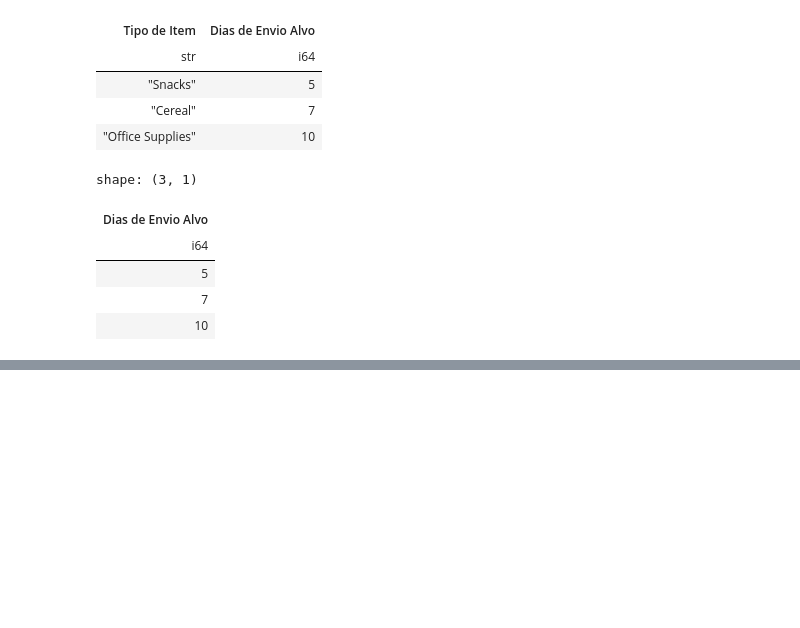
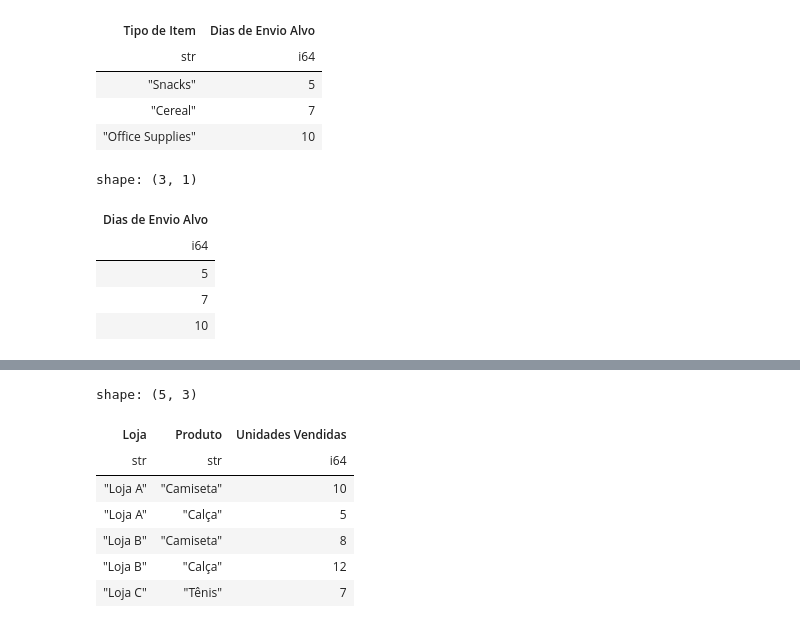
Before and after one commit to daniellcferreira/polars_data_analysis, a Jupyter notebook: polars_data.ipynb, the cells around one changed output, grey strips where cells are left out. Cells and saved outputs as stored; diff of their text form; code cells hidden in the pictures; blank space fills up the shorter version.

```diff
--- a/polars_data.ipynb
+++ b/polars_data.ipynb
@@ -606,0 +608,21 @@ shape: (1_530, 21)
+# %%
+# Pivoteamento
+# Entendendo o pivoteamento
+
+# Criando um DataFrame de exemplo
+df_varejo = pl.DataFrame({
+    "Loja": ["Loja A", "Loja A", "Loja B", "Loja B", "Loja C"],
+    "Produto": ["Camiseta", "Calça", "Camiseta", "Calça", "Tênis"],
+    "Unidades Vendidas": [10, 5, 8, 12, 7]
+})
+# %%
+df_varejo
+# %% [output]
+shape: (5, 3)
+| Loja | Produto | Unidades Vendidas |
+| str | str | i64 |
+| "Loja A" | "Camiseta" | 10 |
+| "Loja A" | "Calça" | 5 |
+| "Loja B" | "Camiseta" | 8 |
+| "Loja B" | "Calça" | 12 |
+| "Loja C" | "Tênis" | 7 |
```
Also changed, not shown: parts of 21 cells of this notebook.
